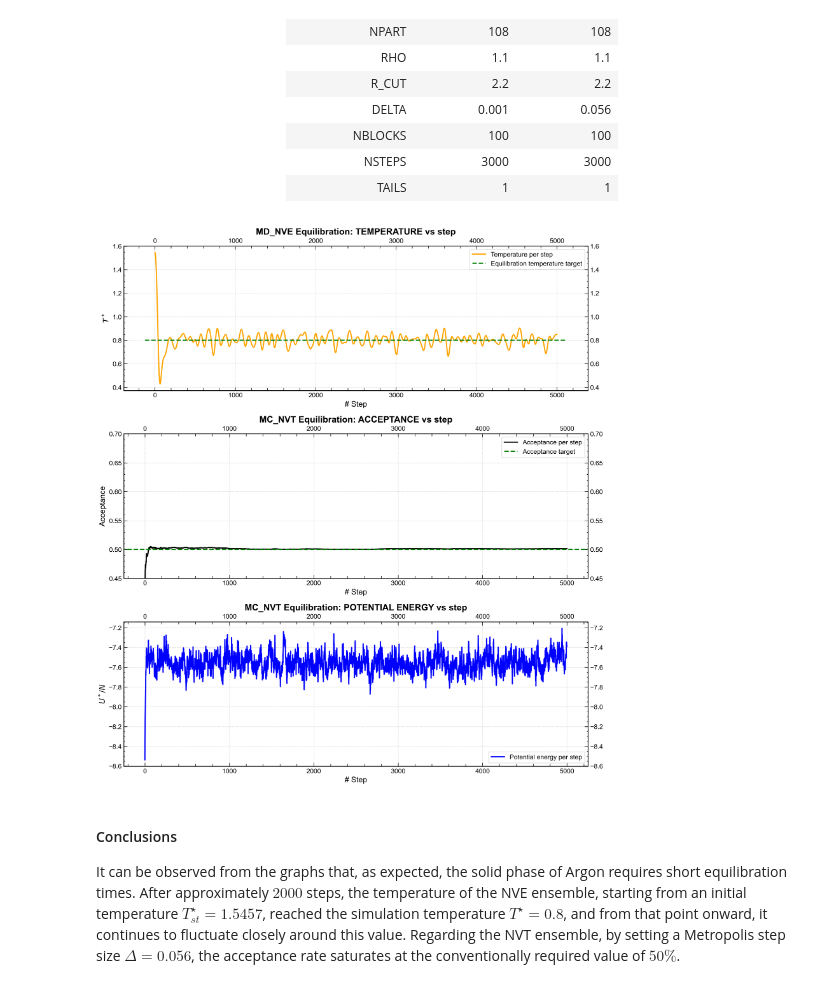
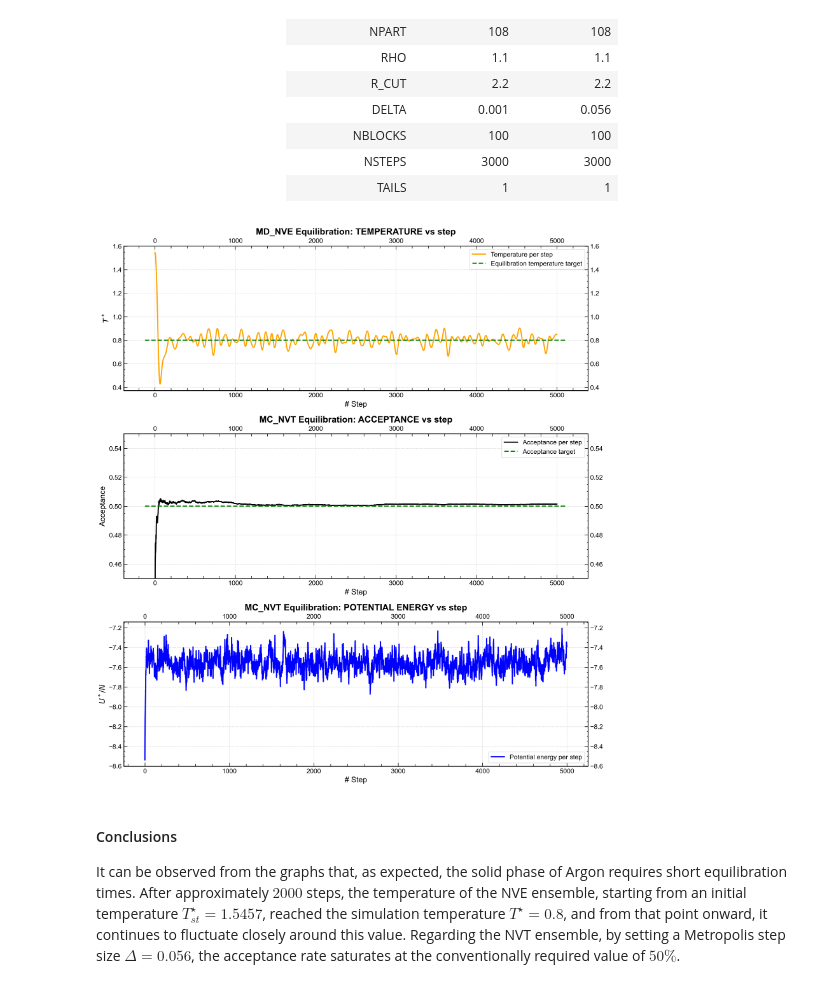
Before and after one commit to tomcnc/NSL, a Jupyter notebook: LSN_07/LSN_solid.ipynb, the cells around one changed output. Drawn from its saved outputs; the diff is of its cells as text; code cells hidden in the pictures.

```diff
--- a/LSN_07/LSN_solid.ipynb
+++ b/LSN_07/LSN_solid.ipynb
@@ -179,36 +103,36 @@ x = np.arange(0, equil_step)
 fig, axs = plt.subplots(3,1, figsize=(14,15))
 
 axs[0].set_title("MD_NVE Equilibration: TEMPERATURE vs step")
 axs[0].set_xlabel("# Step")
 axs[0].set_ylabel(r"$T^*$")
 axs[0].plot(x, temp, color="orange", label="Temperature per step")
 axs[0].hlines(0.8, -125, x[-1]+125, color="green", linestyle="--", label="Equilibration temperature target")
 axs[0].legend()
 
 axs[1].set_title("MC_NVT Equilibration: ACCEPTANCE vs step")
 axs[1].set_xlabel("# Step")
 axs[1].set_ylabel("Acceptance")
 axs[1].plot(x, accept, color="black", label="Acceptance per step")
-axs[1].axhline(0.5, -125, x[-1]+125, color="green", linestyle="--", label="Acceptance target")
-axs[1].set_ylim(0.45, 0.7)
+axs[1].hlines(0.5, -125, x[-1]+125, color="green", linestyle="--", label="Acceptance target")
+axs[1].set_ylim(0.45, 0.55)
 axs[1].legend()
 
 axs[2].set_title("MC_NVT Equilibration: POTENTIAL ENERGY vs step")
 axs[2].set_xlabel("# Step")
 axs[2].set_ylabel(r"$U^*/N$")
 axs[2].plot(x, poten_en, color="blue", label="Potential energy per step")
 axs[2].legend()
 
 fig.subplots_adjust(
         wspace=0.3,  # Spazio orizzontale
         hspace=0.3, # Spazio verticale
         top=0.92     # move below plots (gives space to suptitle)
 )
 fig.savefig("plot/solid/equilibration/equilibration.png")
 
 plt.show()
 # %% [output]
-[figure, old version]
+[figure, new version]
 # %% [markdown]
 <h4>Conclusions</h4>
 
```
Also changed, not shown: parts of 9 cells of this notebook, 26 other files.
